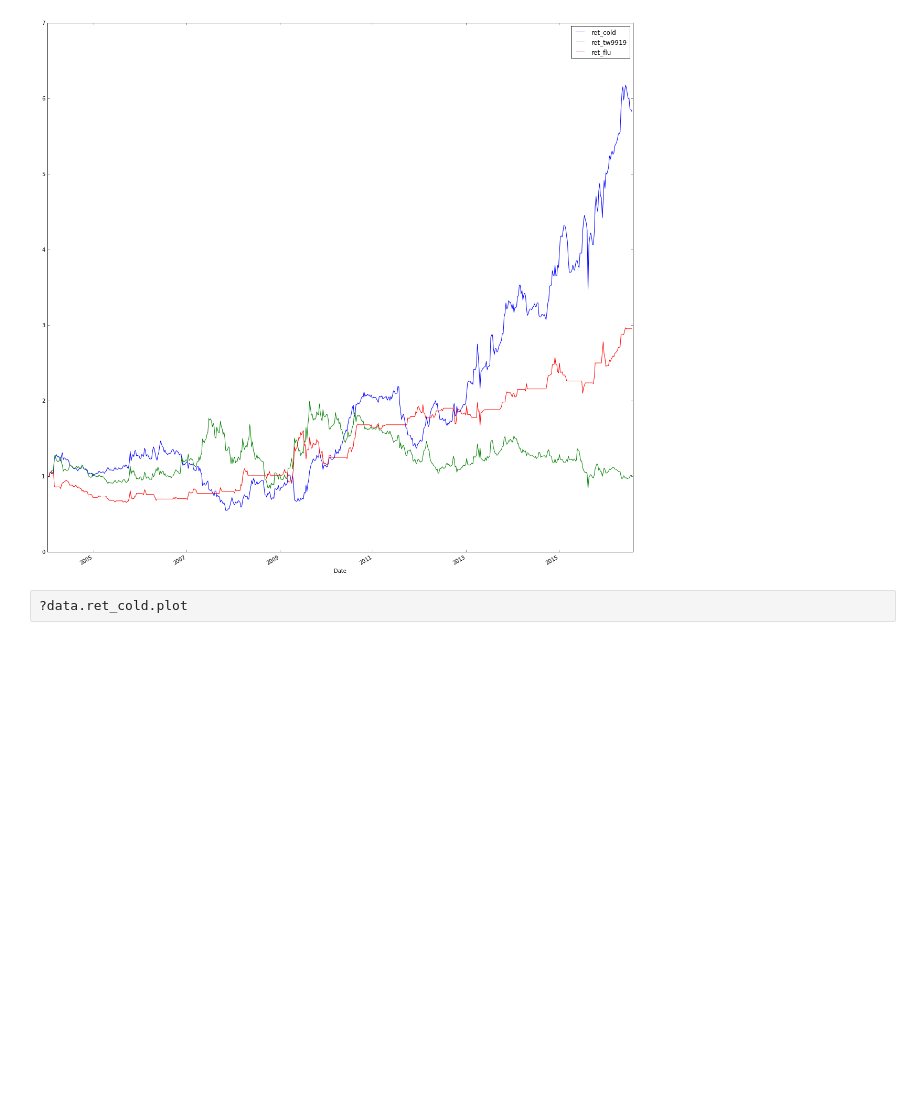
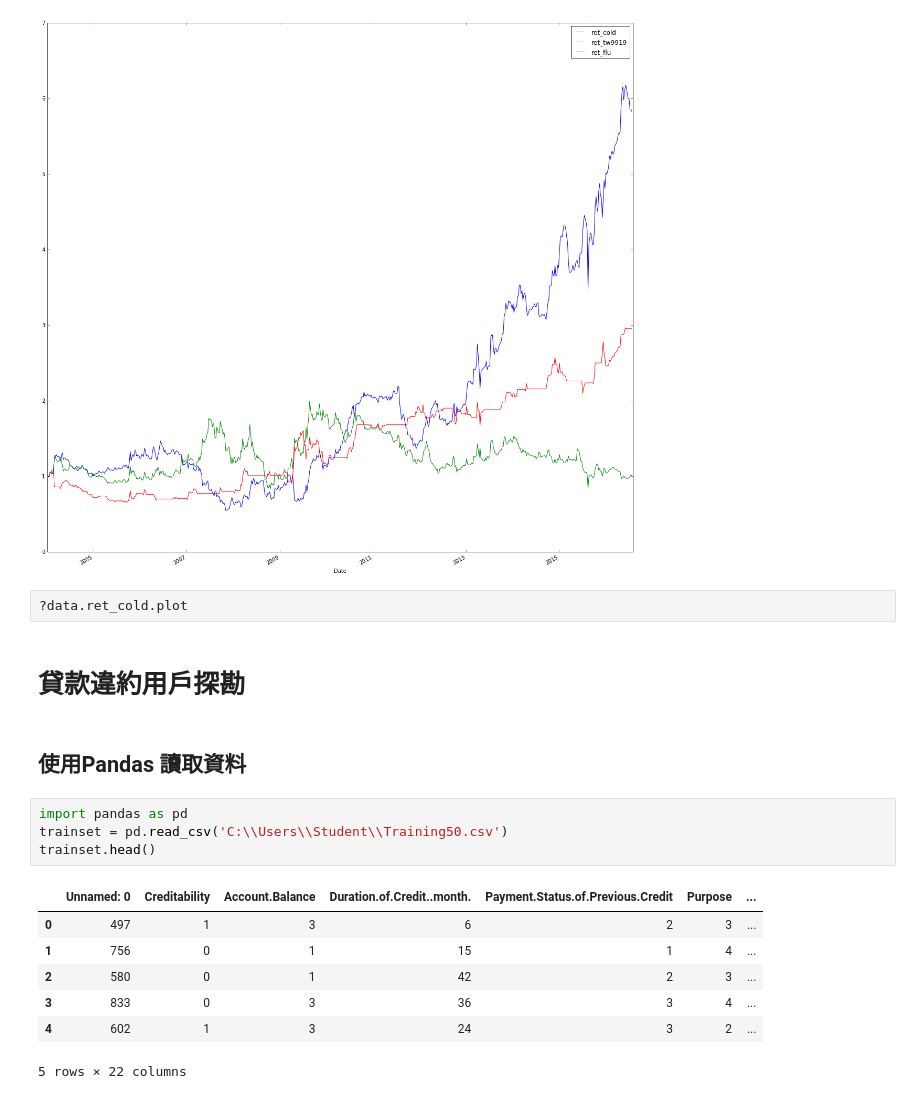
Before and after one commit to ywchiu/pyfintech, a Jupyter notebook: 20160806Demo.ipynb, the cells around one changed output. Saved outputs shown, nothing was run; the diff lists cells and outputs as text; blank space fills up the shorter version.

```diff
--- a/20160806Demo.ipynb
+++ b/20160806Demo.ipynb
@@ -630,3 +630,19 @@ data.head(10)
 [figure]
 # %%
 ?data.ret_cold.plot
+# %% [markdown]
+# 貸款違約用戶探勘
+# %% [markdown]
+## 使用Pandas 讀取資料
+# %%
+import pandas as pd
+trainset = pd.read_csv('C:\\Users\\Student\\Training50.csv')
+trainset.head()
+# %% [output]
+|  | Unnamed: 0 | Creditability | Account.Balance | Duration.of.Credit..month. | Payment.Status.of.Previous.Credit | Purpose | ... |
+| 0 | 497 | 1 | 3 | 6 | 2 | 3 | ... |
+| 1 | 756 | 0 | 1 | 15 | 1 | 4 | ... |
+| 2 | 580 | 0 | 1 | 42 | 2 | 3 | ... |
+| 3 | 833 | 0 | 3 | 36 | 3 | 4 | ... |
+| 4 | 602 | 1 | 3 | 24 | 3 | 2 | ... |
+5 rows × 22 columns
```
Also changed, not shown: parts of 22 cells of this notebook.
